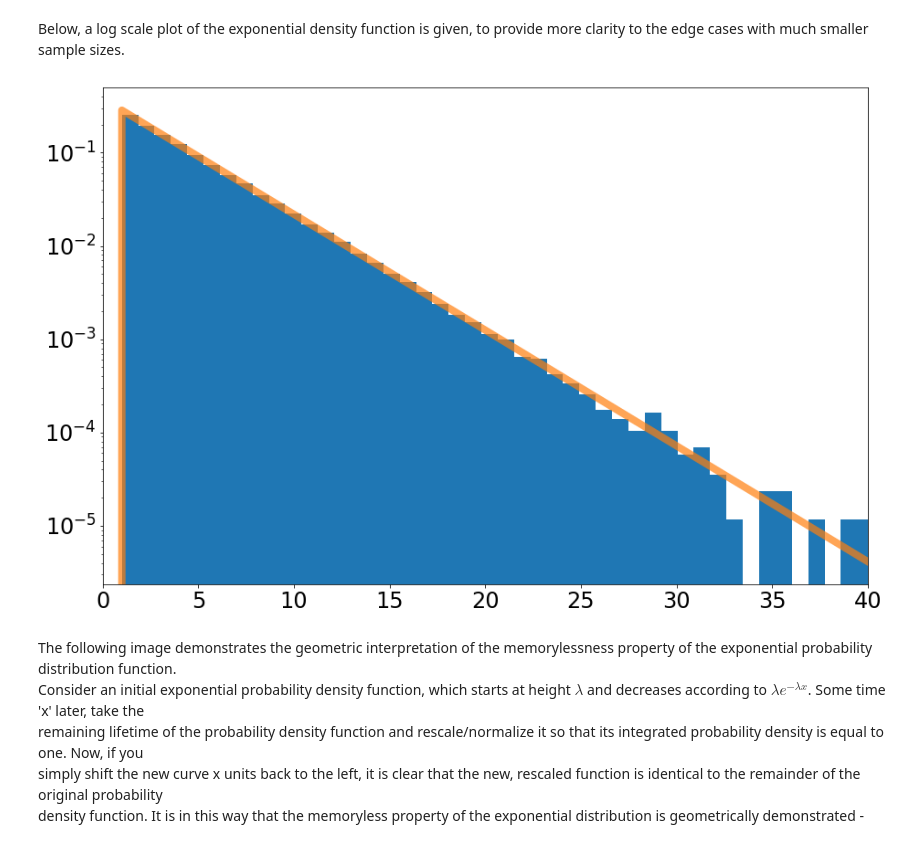
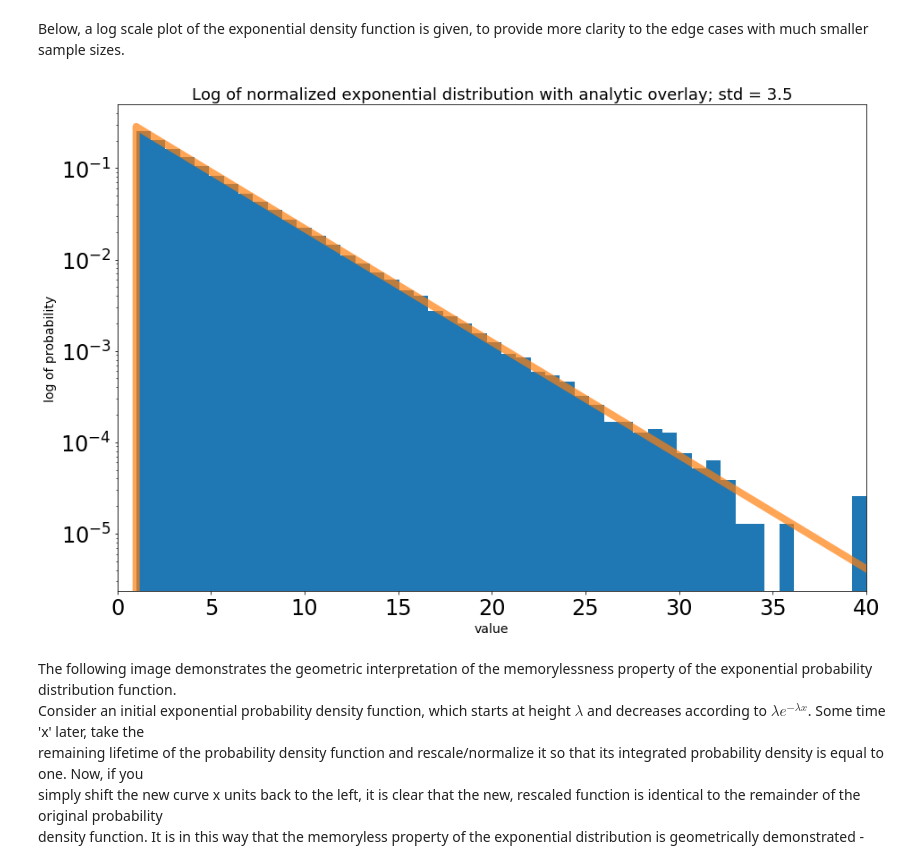
Before and after one commit to Cosack135/PHYS-434, a Jupyter notebook: Lab1.ipynb, the cells around one changed output. Cells and saved outputs as stored; diff of their text form; code cells hidden in the pictures.

```diff
--- a/Lab1.ipynb
+++ b/Lab1.ipynb
@@ -82,15 +91,18 @@ Below, a log scale plot of the exponential density function is given, to provide
 # %%
 y = stats.expon.rvs(loc=1, scale=3.5, size=100000)
 fig, ax = plt.subplots(1, 1)
 plt.yscale('log')
 ax.hist(y, 50, density=True, histtype='stepfilled')
 plt.tick_params(labelsize = 24)
 plt.xlim([0,40])
 x = np.linspace(0,40,10000)
 ax.plot(x, stats.expon.pdf(x,loc = 1, scale = 3.5),linewidth = 8,alpha = 0.7)
+ax.set_ylabel('log of probability', fontsize=14)
+ax.set_xlabel('value', fontsize=14)
+ax.set_title('Log of normalized exponential distribution with analytic overlay; std = 3.5',fontsize=18)
 plt.show()
 # %% [output]
-[figure, old version]
+[figure, new version]
 # %% [markdown]
 The following image demonstrates the geometric interpretation of the memorylessness property of the exponential probability distribution function. \
 Consider an initial exponential probability density function, which starts at height $\lambda$ and decreases according to $\lambda e^{-\lambda x}$. Some time 'x' later, take the \
```
Also changed, not shown: parts of 19 cells of this notebook, 1 other file.
